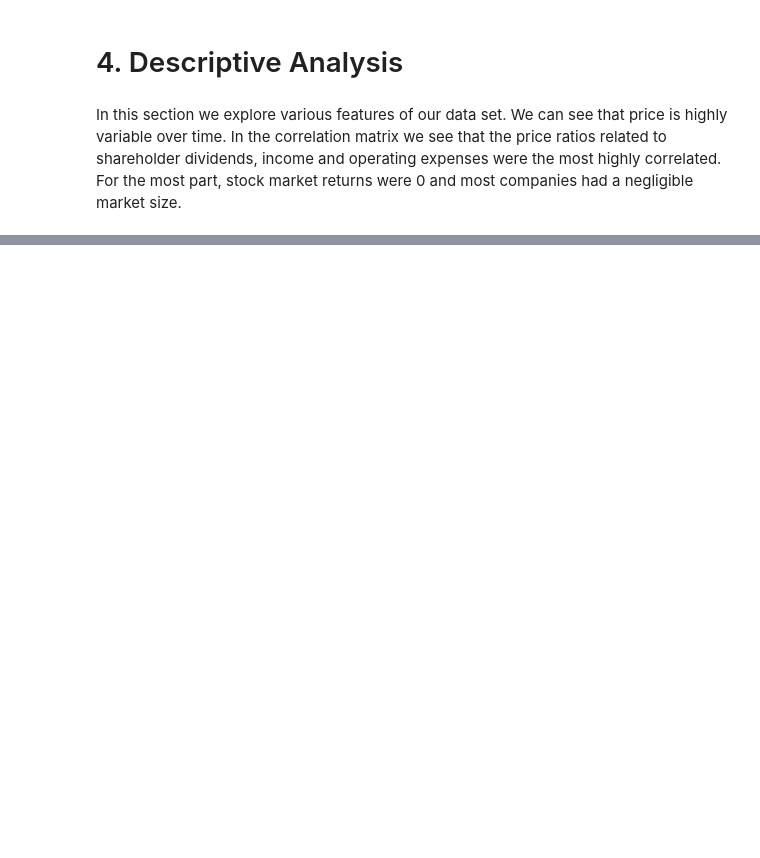
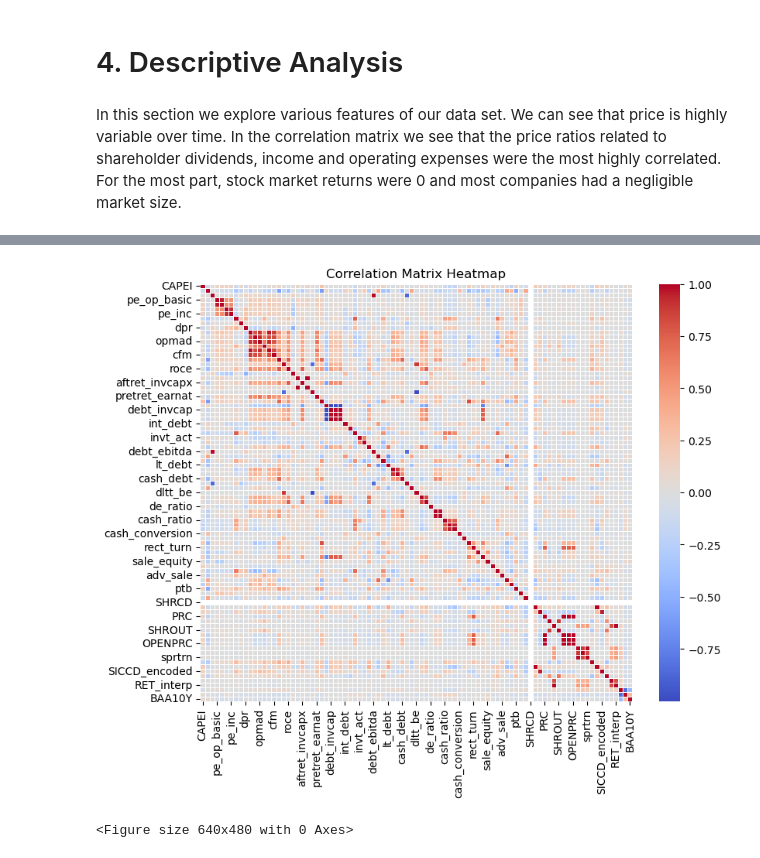
Before and after one commit to Mokhina17/Warren-Buffet-Investment-Portfolio-Assessment, a Jupyter notebook: Final Project.ipynb, the cells around one changed output, grey strips where cells are left out. Drawn from its saved outputs; the diff is of its cells as text; code cells hidden in the pictures; blank space fills up the shorter version.

```diff
--- a/Final Project.ipynb
+++ b/Final Project.ipynb
@@ -2264,0 +189,15 @@ FileNotFoundError: [Errno 2] No such file or directory: 'your_data.csv'
+# %%
+# Recalculate the correlation matrix
+correlation_matrix = df.select_dtypes(include=['number']).drop(columns = 'SHRCD_encoded').corr()
+
+# Set up the matplotlib figure
+plt.figure(figsize=(9, 7))
+
+# Draw the heatmap with the mask and correct aspect ratio
+sns.heatmap(correlation_matrix, annot=False, fmt=".1f", linewidths=.5, cmap="coolwarm")
+plt.title('Correlation Matrix Heatmap')
+plt.show()
+plt.savefig('Correlation_matrix_heatmap.png')
+# %% [output]
+[figure, added]
+<Figure size 640x480 with 0 Axes>
```
Also changed, not shown: parts of 86 cells of this notebook, 3 other files.
